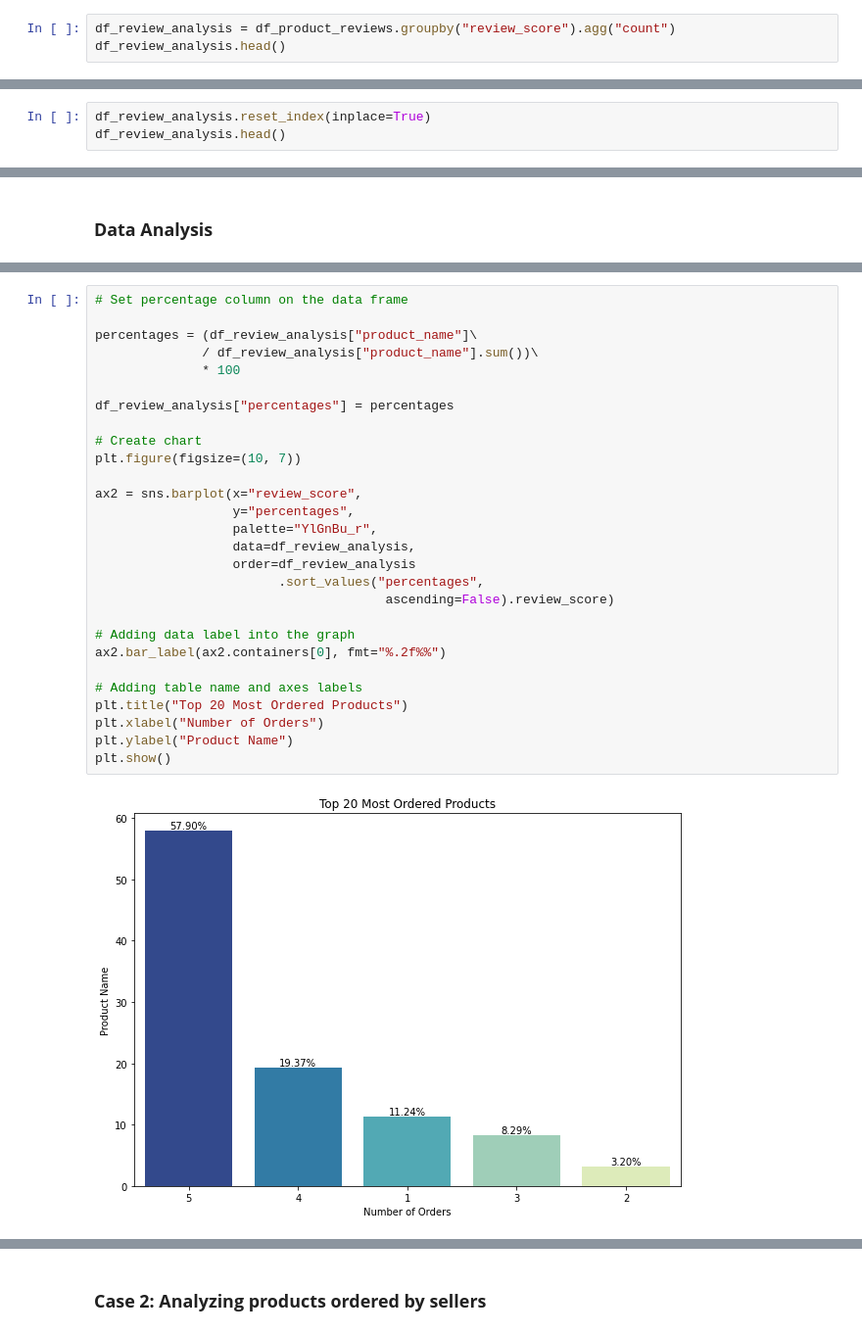
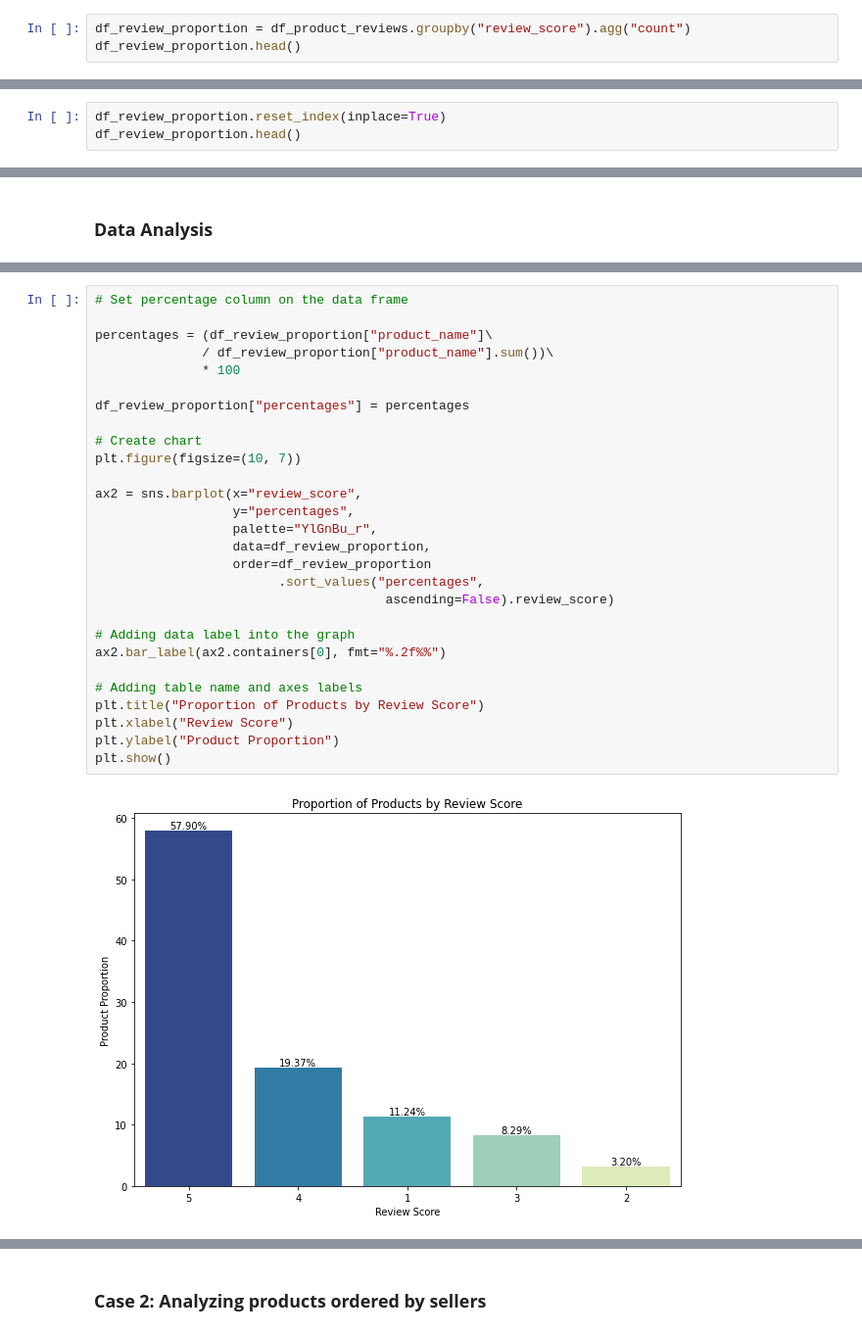
Before and after one commit to aifakhri/data-cleansing-sql-python, a Jupyter notebook: product_analysis.ipynb, the cells around one changed output, grey strips where cells are left out. Shown at 98% size. Cells and saved outputs as stored; diff of their text form.

```diff
--- a/product_analysis.ipynb
+++ b/product_analysis.ipynb
@@ -396,8 +396,8 @@ memory usage: 3.0+ MB
 # %% [markdown]
 #### **Group and Transform Data**
 # %%
-df_review_analysis = df_product_reviews.groupby("review_score").agg("count")
-df_review_analysis.head()
+df_review_proportion = df_product_reviews.groupby("review_score").agg("count")
+df_review_proportion.head()
 # %% [output]
 |  | order_id | product_name |
 | review_score |  |  |
@@ -407,8 +407,8 @@ df_review_analysis.head()
 | 4 | 19159 | 19159 |
 | 5 | 57280 | 57280 |
 # %%
-df_review_analysis.reset_index(inplace=True)
-df_review_analysis.head()
+df_review_proportion.reset_index(inplace=True)
+df_review_proportion.head()
 # %% [output]
 |  | review_score | order_id | product_name |
 | 0 | 1 | 11117 | 11117 |
@@ -441,30 +426,30 @@ plt.show()
 # %%
 # Set percentage column on the data frame
 
-percentages = (df_review_analysis["product_name"]\
-              / df_review_analysis["product_name"].sum())\
+percentages = (df_review_proportion["product_name"]\
+              / df_review_proportion["product_name"].sum())\
               * 100
 
-df_review_analysis["percentages"] = percentages
+df_review_proportion["percentages"] = percentages
 
 # Create chart
 plt.figure(figsize=(10, 7))
 
 ax2 = sns.barplot(x="review_score",
                   y="percentages",
                   palette="YlGnBu_r",
-                  data=df_review_analysis,
-                  order=df_review_analysis
+                  data=df_review_proportion,
+                  order=df_review_proportion
                         .sort_values("percentages",
                                       ascending=False).review_score)
 
 # Adding data label into the graph
 ax2.bar_label(ax2.containers[0], fmt="%.2f%%")
 
 # Adding table name and axes labels
-plt.title("Top 20 Most Ordered Products")
-plt.xlabel("Number of Orders")
-plt.ylabel("Product Name")
+plt.title("Proportion of Products by Review Score")
+plt.xlabel("Review Score")
+plt.ylabel("Product Proportion")
 plt.show()
 # %% [output]
-[figure, old version]
+[figure, new version]
```
Also changed, not shown: parts of 3 cells of this notebook.
